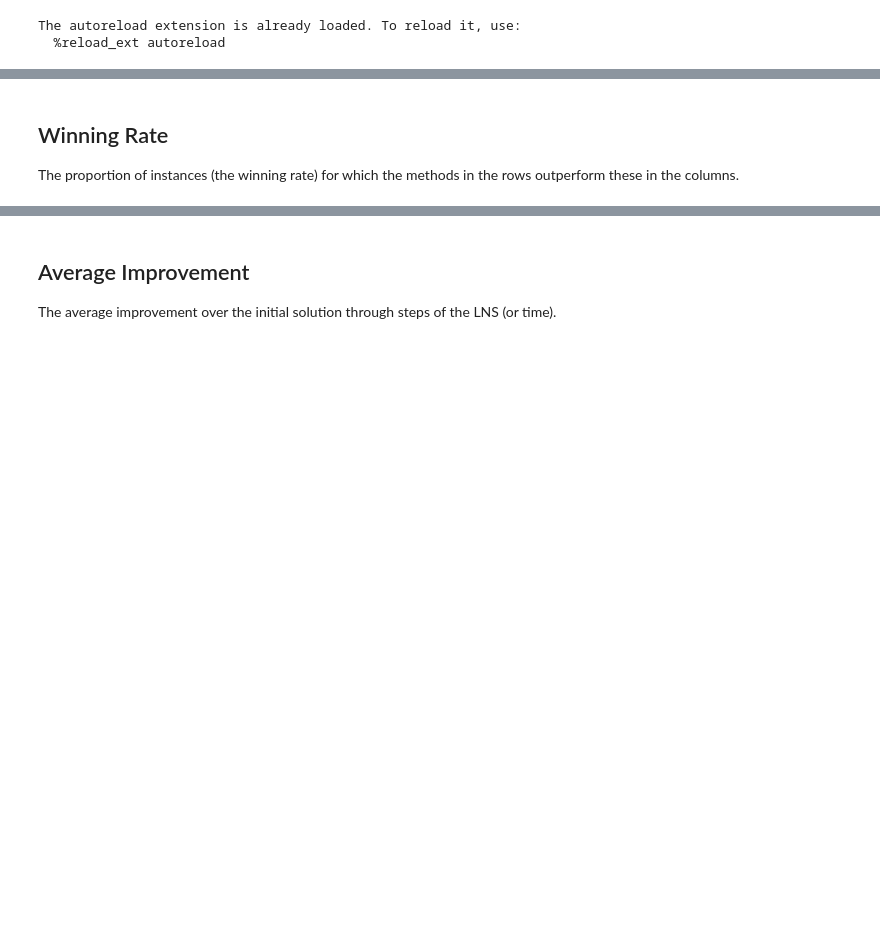
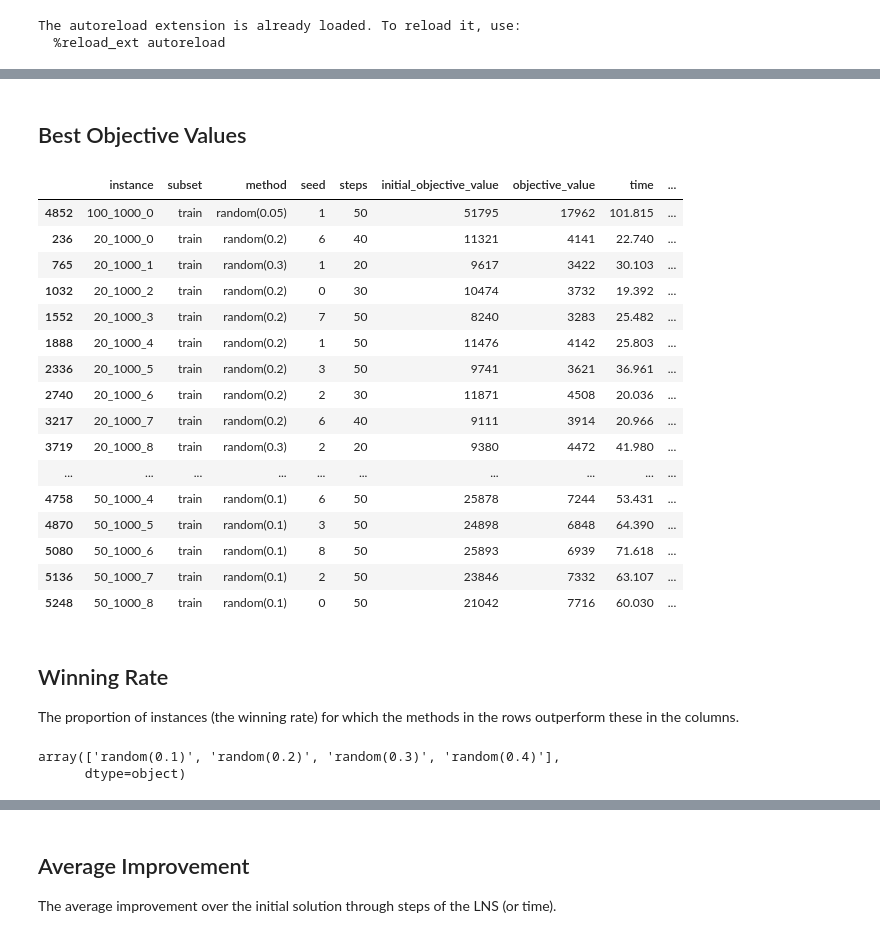
Before and after one commit to arekpaterak/engineering-thesis, a Jupyter notebook: experiments/results_analysis.ipynb, the cells around one changed output, grey strips where cells are left out. Saved outputs shown, nothing was run; the diff lists cells and outputs as text; code cells hidden in the pictures; blank space fills up the shorter version.

```diff
--- a/experiments/results_analysis.ipynb
+++ b/experiments/results_analysis.ipynb
@@ -3,6 +3,19 @@
 # %%
 %load_ext autoreload
 %autoreload 2
+
+import os
+from copy import deepcopy
+
+import pandas as pd
+import numpy as np
+import matplotlib.pyplot as plt
+import seaborn as sns
+
+
+plt.style.use("seaborn-v0_8-paper")
+
+BASE_PATH = "D:\\Coding\\University\\S7\\engineering-thesis"
 # %% [output]
 The autoreload extension is already loaded. To reload it, use:
   %reload_ext autoreload
@@ -9,3 +90,32 @@ The autoreload extension is already loaded. To reload it, use:
+# %% [markdown]
+## Best Objective Values
+# %%
+best = df.loc[df.groupby('instance')['objective_value'].idxmin()]
+best
+# %% [output]
+|  | instance | subset | method | seed | steps | initial_objective_value | objective_value | time | ... |
+| 4852 | 100_1000_0 | train | random(0.05) | 1 | 50 | 51795 | 17962 | 101.815 | ... |
+| 236 | 20_1000_0 | train | random(0.2) | 6 | 40 | 11321 | 4141 | 22.740 | ... |
+| 765 | 20_1000_1 | train | random(0.3) | 1 | 20 | 9617 | 3422 | 30.103 | ... |
+| 1032 | 20_1000_2 | train | random(0.2) | 0 | 30 | 10474 | 3732 | 19.392 | ... |
+| 1552 | 20_1000_3 | train | random(0.2) | 7 | 50 | 8240 | 3283 | 25.482 | ... |
+| 1888 | 20_1000_4 | train | random(0.2) | 1 | 50 | 11476 | 4142 | 25.803 | ... |
+| 2336 | 20_1000_5 | train | random(0.2) | 3 | 50 | 9741 | 3621 | 36.961 | ... |
+| 2740 | 20_1000_6 | train | random(0.2) | 2 | 30 | 11871 | 4508 | 20.036 | ... |
+| 3217 | 20_1000_7 | train | random(0.2) | 6 | 40 | 9111 | 3914 | 20.966 | ... |
+| 3719 | 20_1000_8 | train | random(0.3) | 2 | 20 | 9380 | 4472 | 41.980 | ... |
+| ... | ... | ... | ... | ... | ... | ... | ... | ... | ... |
+| 4758 | 50_1000_4 | train | random(0.1) | 6 | 50 | 25878 | 7244 | 53.431 | ... |
+| 4870 | 50_1000_5 | train | random(0.1) | 3 | 50 | 24898 | 6848 | 64.390 | ... |
+| 5080 | 50_1000_6 | train | random(0.1) | 8 | 50 | 25893 | 6939 | 71.618 | ... |
+| 5136 | 50_1000_7 | train | random(0.1) | 2 | 50 | 23846 | 7332 | 63.107 | ... |
+| 5248 | 50_1000_8 | train | random(0.1) | 0 | 50 | 21042 | 7716 | 60.030 | ... |
 # %% [markdown]
 ## Winning Rate
 The proportion of instances (the winning rate) for which the methods in the rows outperform these in the columns.
+# %%
+methods = df.method.unique()
+methods
+# %% [output]
+array(['random(0.1)', 'random(0.2)', 'random(0.3)', 'random(0.4)'],
+      dtype=object)
```
Also changed, not shown: parts of 10 cells of this notebook, 10 other files.
